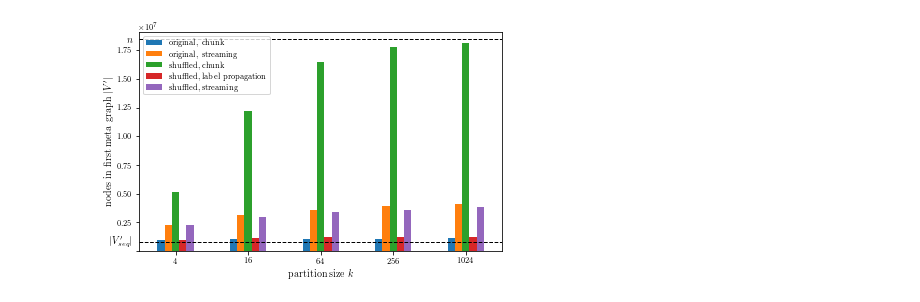
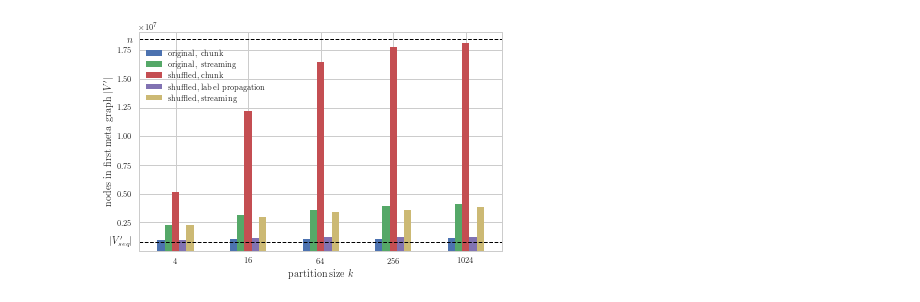
Before and after one commit to kit-algo/distributed_clustering_thrill, a Jupyter notebook: analysis/Level0 Plot.ipynb, the cells around one changed output. Cells and saved outputs as stored; diff of their text form; code cells hidden in the pictures.

```diff
--- a/analysis/Level0 Plot.ipynb
+++ b/analysis/Level0 Plot.ipynb
@@ -52,6 +52,10 @@ import pandas as pd
 import json
 import glob
 import os
+
+import seaborn as sns
+sns.set_style("whitegrid")
+mpl.rcParams.update(pgf_with_latex)
 # %%
 data = {}
 
@@ -80,31 +84,32 @@ seq_cluster_count = frames['algorithm_level'] \
     .loc[lambda x: x.level == 0] \
     .merge(frames['algorithm_run'], left_on='algorithm_run_id', right_index=True) \
     .merge(graphs, left_on='program_run_id', right_index=True) \
     .loc[lambda x: x.algorithm.str.contains("sequential")] \
     ['cluster_count'] \
     .mean()
 node_count = frames['program_run']['node_count'].iloc[0]
 
 groups = frames['algorithm_level'] \
     .loc[lambda x: x.level == 0] \
     .merge(frames['algorithm_run'], left_on='algorithm_run_id', right_index=True) \
     .merge(graphs, left_on='program_run_id', right_index=True) \
     .merge(partitions, left_on='partition_id', right_index=True) \
     .loc[lambda x: x.algorithm_x.str.contains("partitioned")] \
     .loc[lambda x: x.allow_move_to_ghosts] \
     .groupby(['order', 'algorithm_y'], as_index=False)
 
 #    .loc[lambda x: ~x.algorithm_y.isin(["deterministic_greedy_with_linear_penalty"])] \
 
 plot = pd.DataFrame({(order + ', ' + algo): levels.groupby('size')['cluster_count'].mean() for (order, algo), levels in groups}).plot.bar(figsize=figsize(1.1), rot=0)
+plot.legend(bbox_to_anchor=(0.37, 0.80))
 plot.set_ylabel("nodes in first meta graph $|V'|$")
 plot.set_xlabel("partition size $k$")
 plt.axhline(seq_cluster_count, color='k', linestyle='dashed', linewidth=1)
 plt.axhline(node_count, color='k', linestyle='dashed', linewidth=1)
 
 plt.text(-0.67, node_count - 250000, '$n$')
 plt.text(-0.9, seq_cluster_count - 250000, "$|V'_{seq}|$")
 plt.setp(plot.get_yticklabels()[0], visible=False)
 savefig('level0cluster')
 # %% [output]
-[figure, old version]
+[figure, new version]
```
Also changed, not shown: 4 other files.
